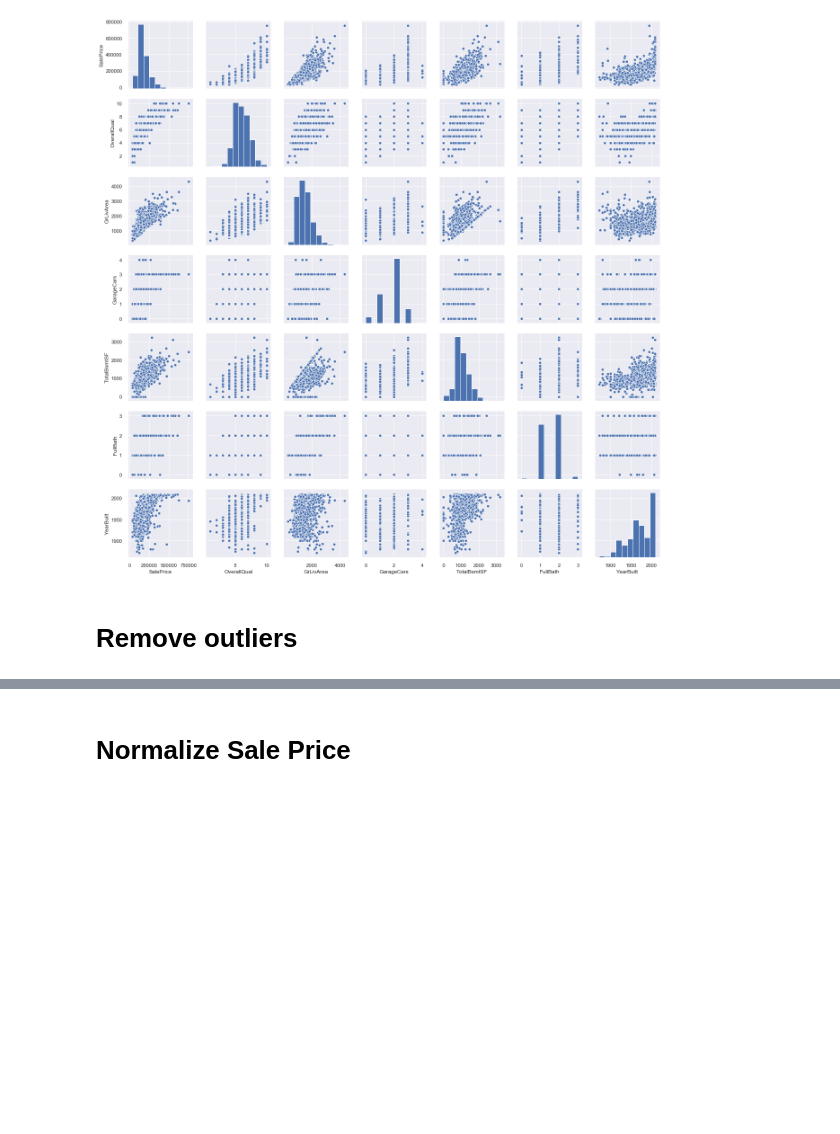
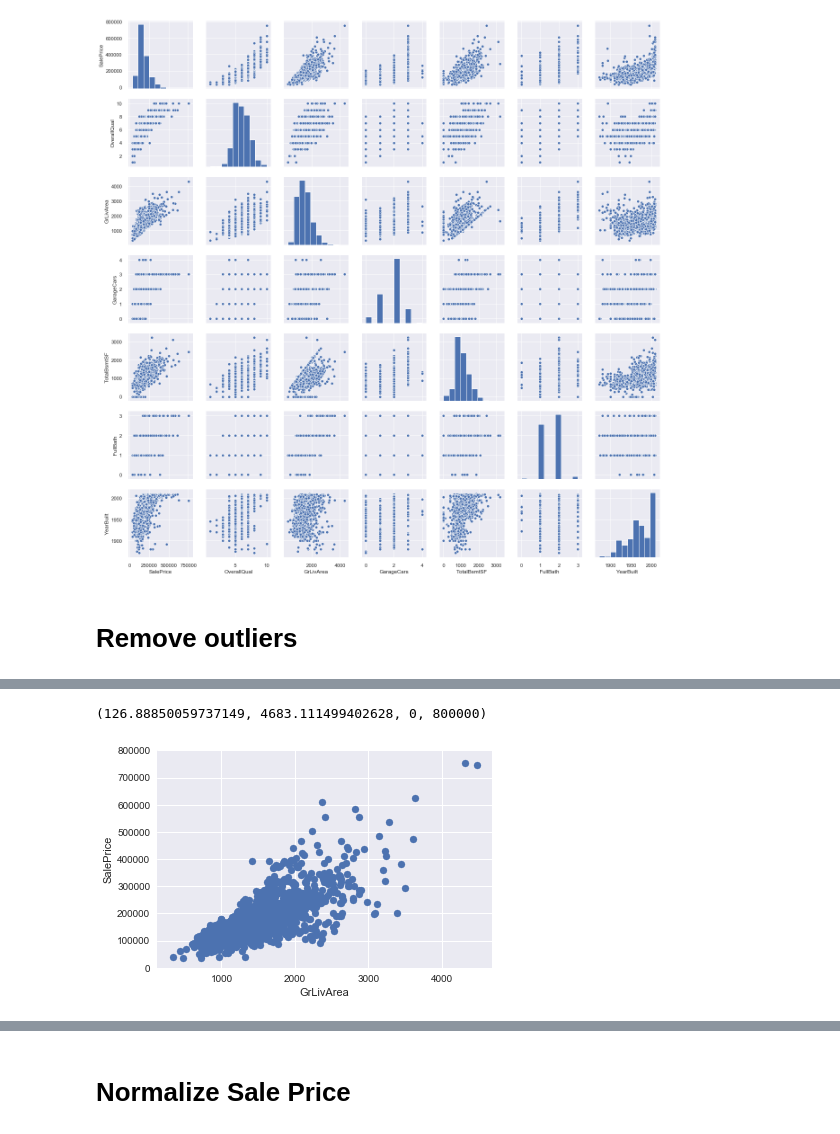
Before and after one commit to ktread/SurrealEstates, a Jupyter notebook: Chung/Preprocessing.ipynb, the cells around one changed output, grey strips where cells are left out. Cells and saved outputs as stored; diff of their text form; code cells hidden in the pictures; blank space fills up the shorter version.

```diff
--- a/Chung/Preprocessing.ipynb
+++ b/Chung/Preprocessing.ipynb
@@ -98,5 +98,13 @@ plt.axis(ymin=0, ymax=800000)
 # %%
 df_train = df_train.drop(df_train[(df_train.GrLivArea>4000) & (df_train.SalePrice<300000)].index)
+# %%
+plt.scatter(df_train.GrLivArea, df_train.SalePrice)
+plt.xlabel('GrLivArea')
+plt.ylabel('SalePrice')
+plt.axis(ymin=0, ymax=800000)
+# %% [output]
+(126.88850059737149, 4683.111499402628, 0, 800000)
+[figure, added]
 # %%
 plt.scatter(df_train['TotalBsmtSF'], df_train['SalePrice'])
 plt.xlabel('TotalBsmtSF')
```
Also changed, not shown: parts of 5 cells of this notebook.
